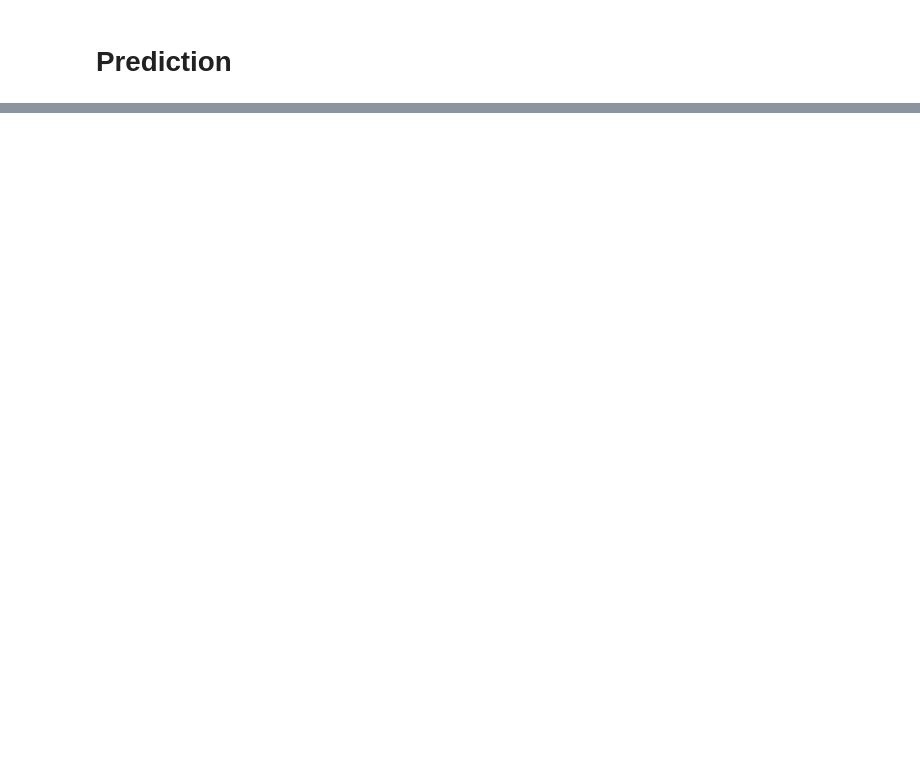
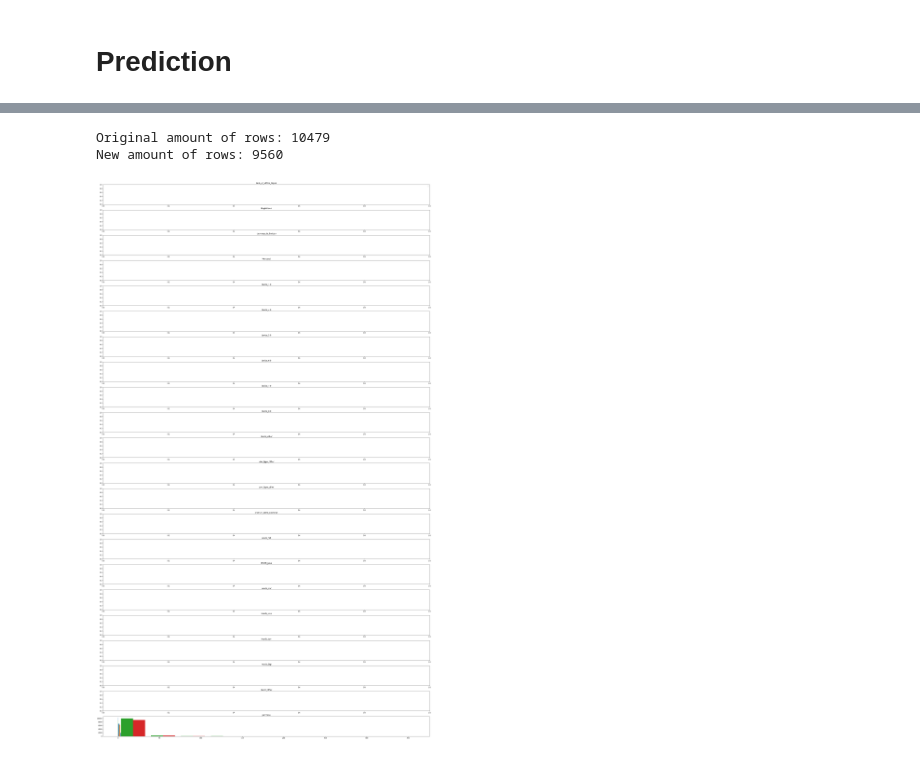
Before and after one commit to mikisegall/ml_final_project, a Jupyter notebook: master_notebook.ipynb, the cells around one changed output, grey strips where cells are left out. Cells and saved outputs as stored; diff of their text form; code cells hidden in the pictures; blank space fills up the shorter version.

Commit message:
ran the final pipeline

```diff
--- a/master_notebook.ipynb
+++ b/master_notebook.ipynb
@@ -699,0 +714,8 @@ MLP scored best bla bla
+# %%
+pipeline = PredictionsPipeline()
+pipeline.train('train.csv')
+pipeline.predict_to_file('test.csv', 'test_predict.csv')
+# %% [output]
+Original amount of rows: 10479
+New amount of rows: 9560
+[figure, added]
```
Also changed, not shown: parts of 12 cells of this notebook, 4 other files.
